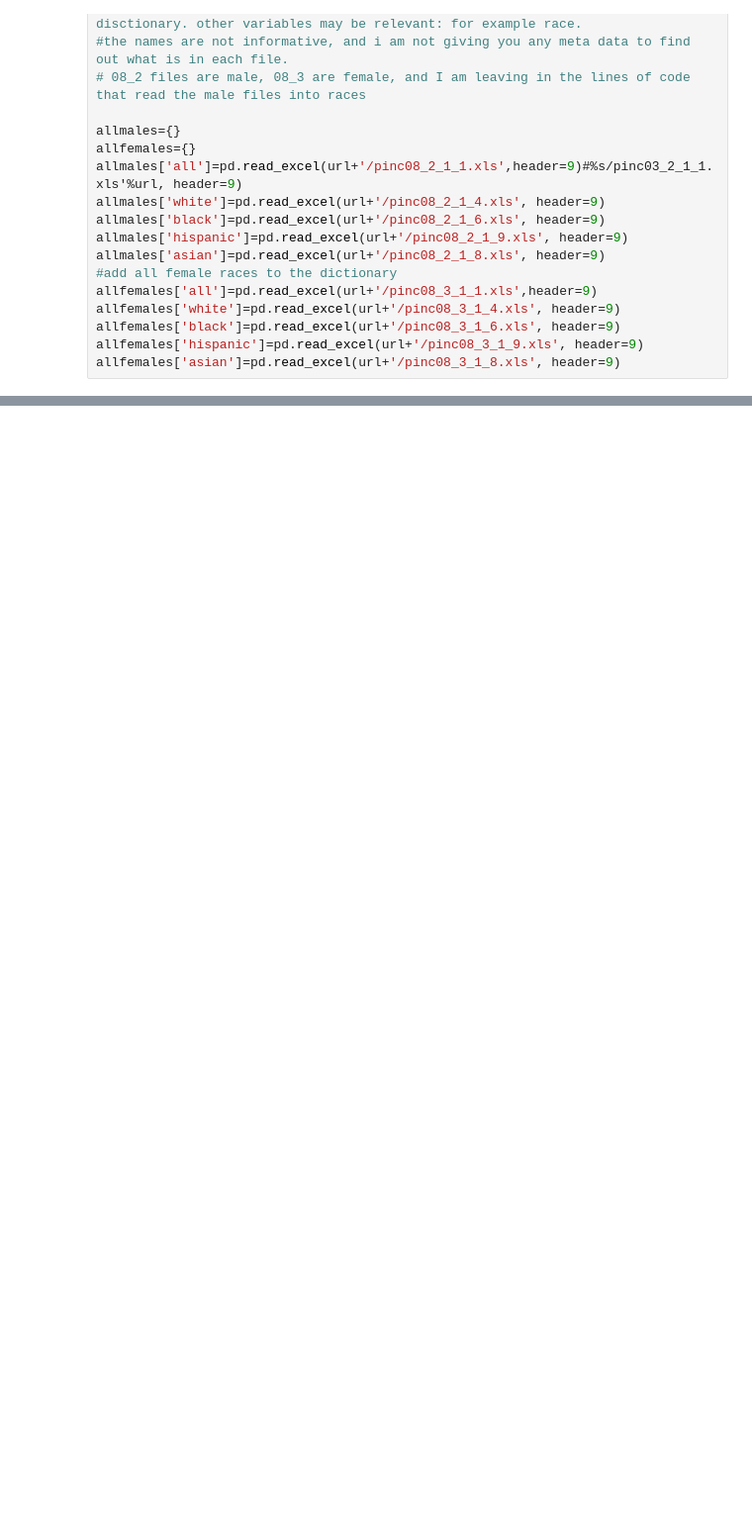
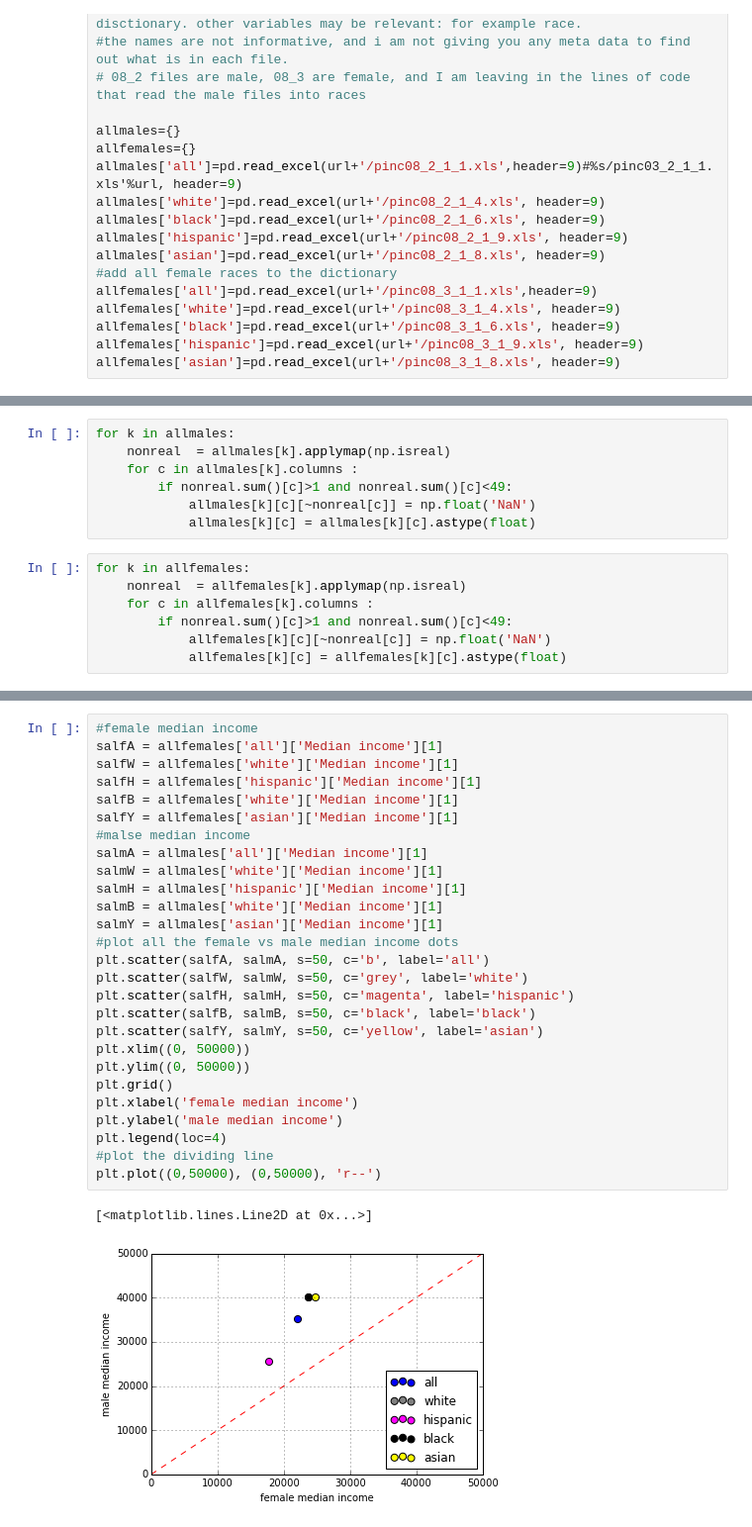
Before and after one commit to Elixeus/PUI2015_xwang, a Jupyter notebook: HW5/assignment5_2XiaWang.ipynb, the cells around one changed output, grey strips where cells are left out. Shown at 99% size. Drawn from its saved outputs; the diff is of its cells as text; blank space fills up the shorter version.

```diff
--- a/HW5/assignment5_2XiaWang.ipynb
+++ b/HW5/assignment5_2XiaWang.ipynb
@@ -32,0 +37,14 @@ allfemales['asian']=pd.read_excel(url+'/pinc08_3_1_8.xls', header=9)
+# %%
+for k in allmales:
+    nonreal  = allmales[k].applymap(np.isreal)
+    for c in allmales[k].columns :
+        if nonreal.sum()[c]>1 and nonreal.sum()[c]<49:
+            allmales[k][c][~nonreal[c]] = np.float('NaN')
+            allmales[k][c] = allmales[k][c].astype(float)
+# %%
+for k in allfemales:
+    nonreal  = allfemales[k].applymap(np.isreal)
+    for c in allfemales[k].columns :
+        if nonreal.sum()[c]>1 and nonreal.sum()[c]<49:
+            allfemales[k][c][~nonreal[c]] = np.float('NaN')
+            allfemales[k][c] = allfemales[k][c].astype(float)
@@ -32,0 +65,30 @@ allfemales['asian']=pd.read_excel(url+'/pinc08_3_1_8.xls', header=9)
+# %%
+#female median income
+salfA = allfemales['all']['Median income'][1]
+salfW = allfemales['white']['Median income'][1]
+salfH = allfemales['hispanic']['Median income'][1]
+salfB = allfemales['white']['Median income'][1]
+salfY = allfemales['asian']['Median income'][1]
+#malse median income
+salmA = allmales['all']['Median income'][1]
+salmW = allmales['white']['Median income'][1]
+salmH = allmales['hispanic']['Median income'][1]
+salmB = allmales['white']['Median income'][1]
+salmY = allmales['asian']['Median income'][1]
+#plot all the female vs male median income dots
+plt.scatter(salfA, salmA, s=50, c='b', label='all')
+plt.scatter(salfW, salmW, s=50, c='grey', label='white')
+plt.scatter(salfH, salmH, s=50, c='magenta', label='hispanic')
+plt.scatter(salfB, salmB, s=50, c='black', label='black')
+plt.scatter(salfY, salmY, s=50, c='yellow', label='asian')
+plt.xlim((0, 50000))
+plt.ylim((0, 50000))
+plt.grid()
+plt.xlabel('female median income')
+plt.ylabel('male median income')
+plt.legend(loc=4)
+#plot the dividing line
+plt.plot((0,50000), (0,50000), 'r--')
+# %% [output]
+[<matplotlib.lines.Line2D at 0x...>]
+[figure, added]
```
Also changed, not shown: parts of 6 cells of this notebook.
